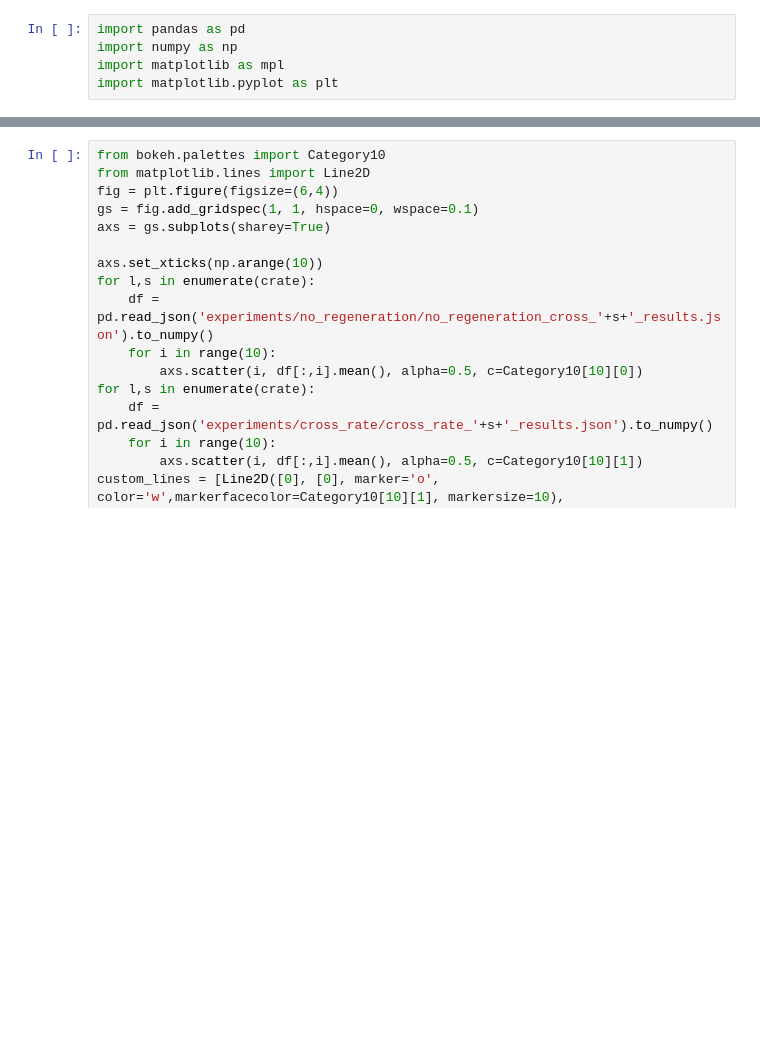
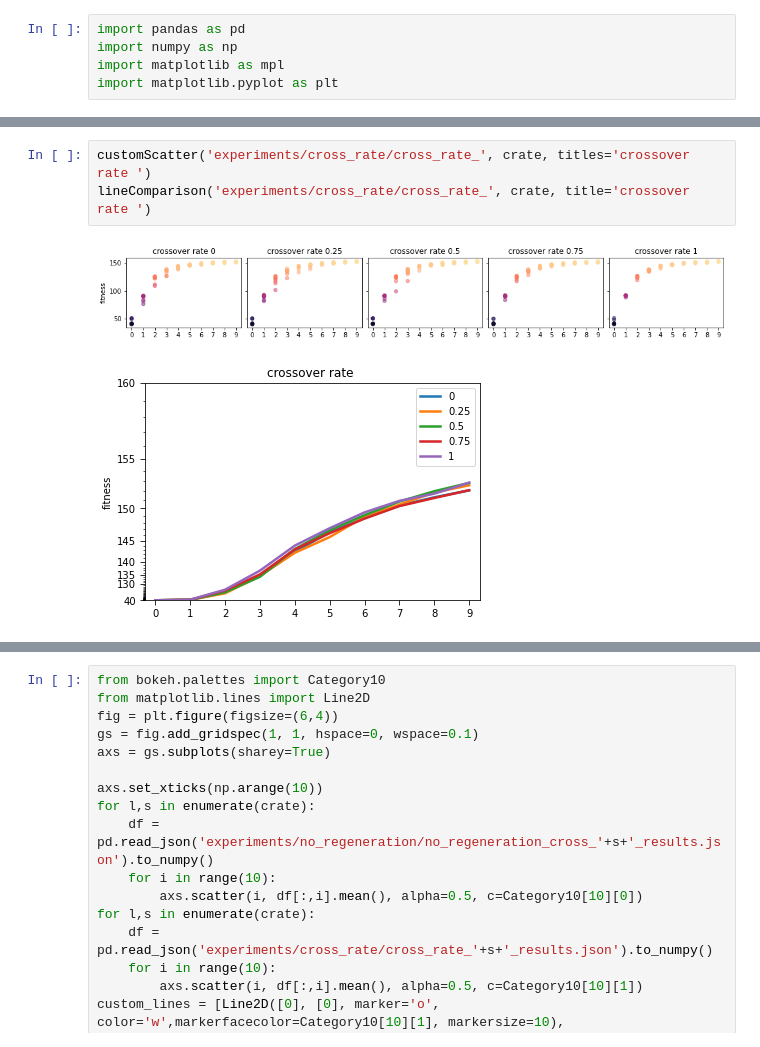
Before and after one commit to TEXflip/log-carving-approximator, a Jupyter notebook: plot_result.ipynb, the cells around one changed output, grey strips where cells are left out. Cells and saved outputs as stored; diff of their text form; blank space fills up the shorter version.

```diff
--- a/plot_result.ipynb
+++ b/plot_result.ipynb
@@ -147,0 +103,6 @@ plt.show()
+# %%
+customScatter('experiments/cross_rate/cross_rate_', crate, titles='crossover rate ')
+lineComparison('experiments/cross_rate/cross_rate_', crate, title='crossover rate ')
+# %% [output]
+[figure, added]
+[figure, added]
```
Also changed, not shown: parts of 15 cells of this notebook, 10 other files.
